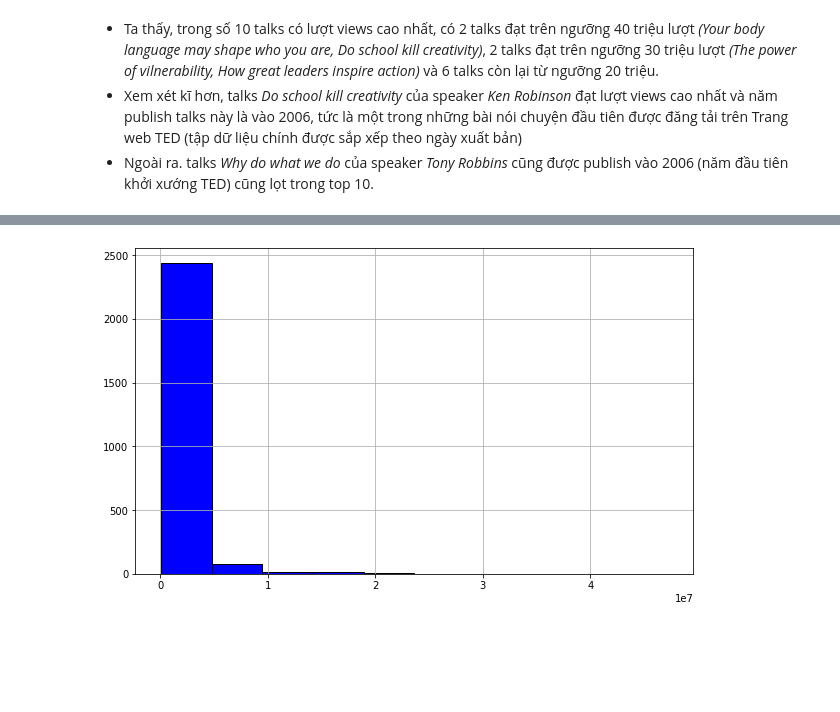
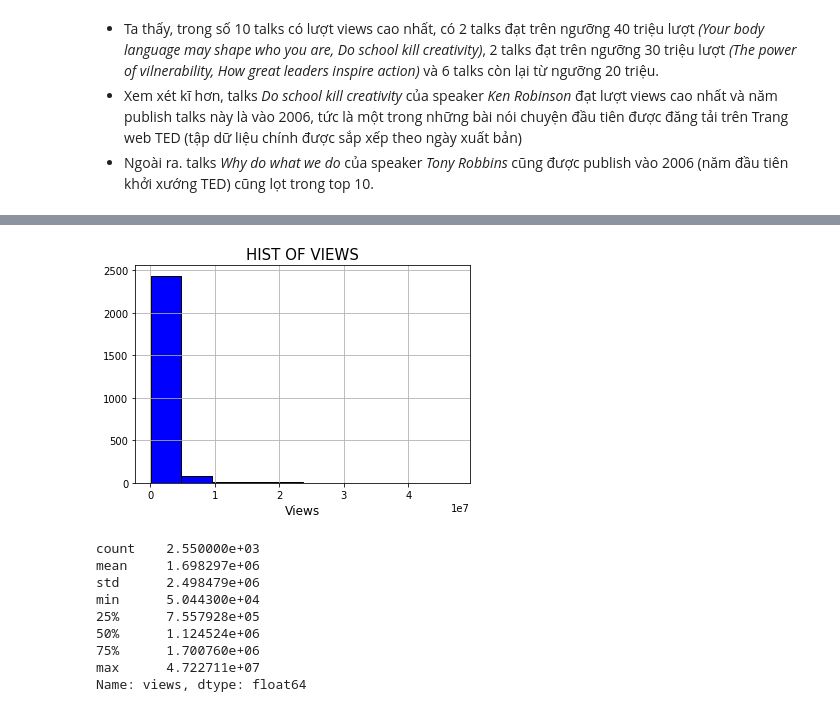
Before and after one commit to nguyenhuynhxuanmai/LTKHDL_FinalProject, a Jupyter notebook: 1712091_NguyenHuynhXuanMai.ipynb, the cells around one changed output, grey strips where cells are left out. Saved outputs shown, nothing was run; the diff lists cells and outputs as text; code cells hidden in the pictures; blank space fills up the shorter version.

```diff
--- a/1712091_NguyenHuynhXuanMai.ipynb
+++ b/1712091_NguyenHuynhXuanMai.ipynb
@@ -237,4 +263,18 @@ sns.distplot(ted['views'], color = 'b');
 # %%
-ted['views'].hist(edgecolor = "black", color = 'b', figsize=(10, 6));
+ted['views'].hist(edgecolor = "black", color = 'b')
+plt.xlabel('Views', size = 12)
+plt.title('HIST OF VIEWS', size = 15);
 # %% [output]
-[figure, old version]
+[figure, new version]
+# %%
+ted['views'].describe()
+# %% [output]
+count    2.550000e+03
+mean     1.698297e+06
+std      2.498479e+06
+min      5.044300e+04
+25%      7.557928e+05
+50%      1.124524e+06
+75%      1.700760e+06
+max      4.722711e+07
+Name: views, dtype: float64
```
Also changed, not shown: parts of 23 cells of this notebook.
